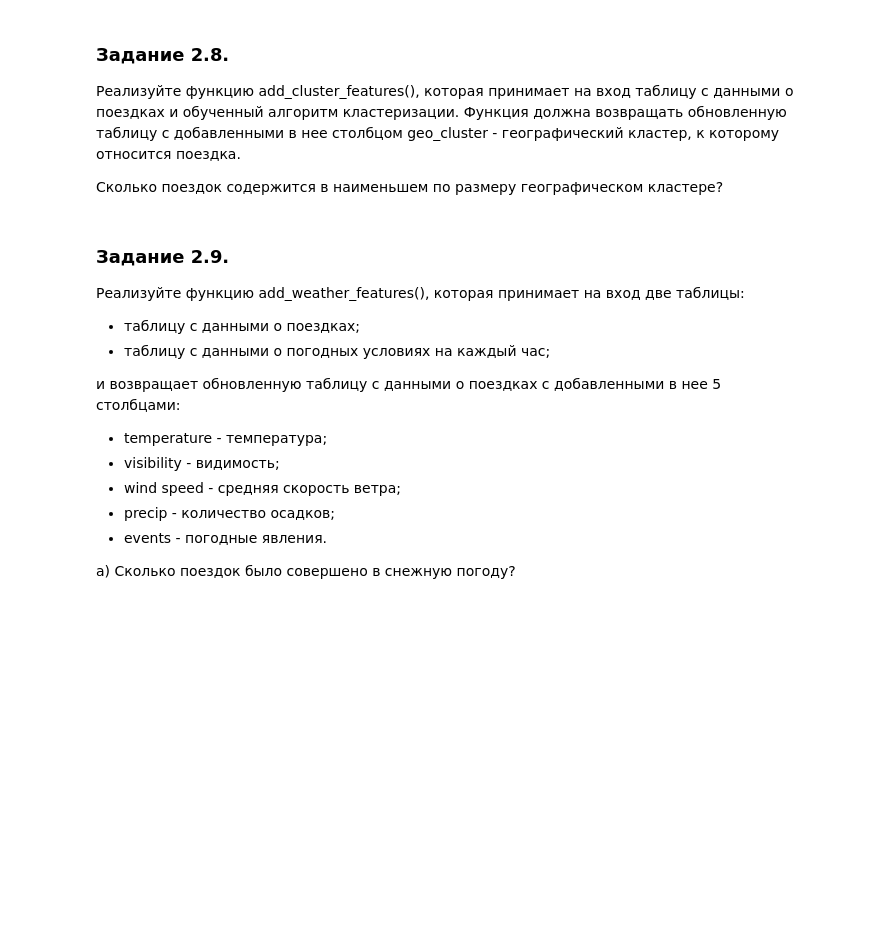
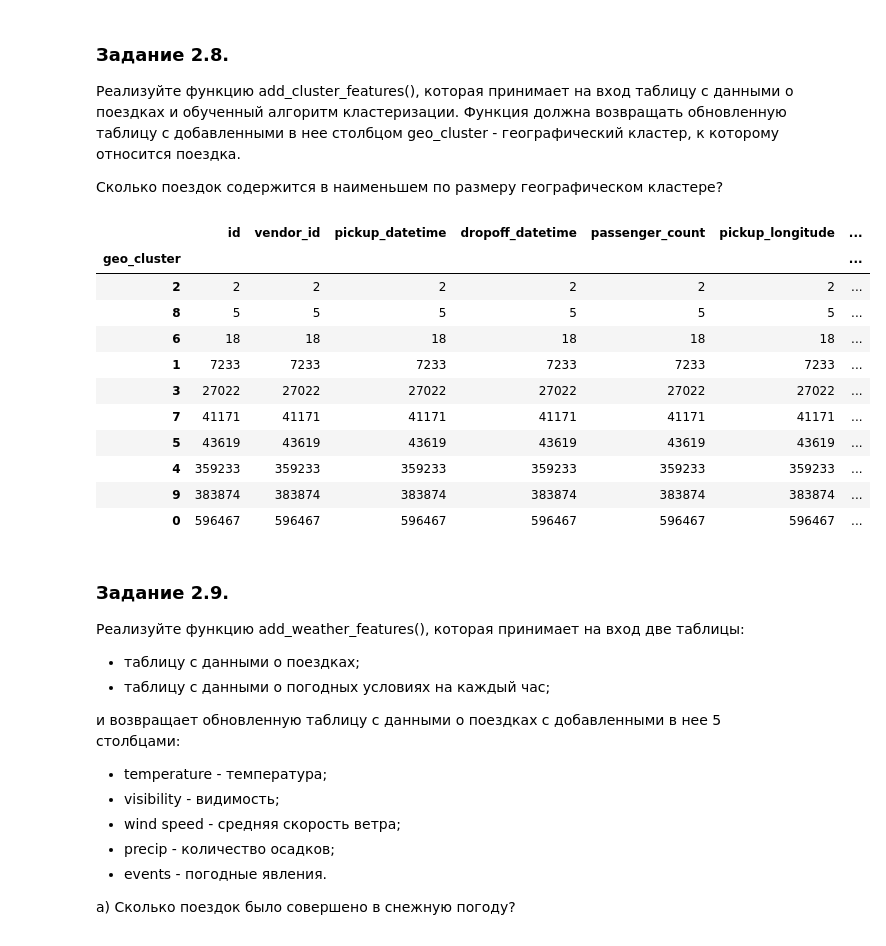
Before and after one commit to AiratFF-DE-DS/Data-Science-Project-5, a Jupyter notebook: Data Science - Project 5.ipynb, the cells around one changed output. Saved outputs shown, nothing was run; the diff lists cells and outputs as text; code cells hidden in the pictures; blank space fills up the shorter version.

```diff
--- a/Data Science - Project 5.ipynb
+++ b/Data Science - Project 5.ipynb
@@ -215,0 +213,18 @@ osrm_data = pd.read_csv('data/osrm_data_train.csv')
+# %%
+osrm_data = pd.read_csv('osrm_data_train.csv')
+
+def add_osrm_features(df_driving:pd.DataFrame, df_osrm:pd.DataFrame) -> pd.DataFrame:
+
+    df_driving = df_driving.merge(right=df_osrm[['id', 'total_distance', 'total_travel_time', 'number_of_steps']],
+                     on='id',
+                     how='left',
+                     ).copy()
+
+    return df_driving
+
+
+taxi_data = add_osrm_features(taxi_data, osrm_data).copy()
+
+print(f'The difference between median value of actual duration and estimated is :\
+    {taxi_data["trip_duration"].median() - taxi_data["total_travel_time"].median():.0f}')
+taxi_data.isna().sum()
@@ -246,0 +281,8 @@ def get_angle_direction(lat1, lng1, lat2, lng2):
+# %%
+taxi_data['haversine_distance'] = taxi_data[['pickup_longitude',	'pickup_latitude',	'dropoff_longitude', 'dropoff_latitude']]\
+    .apply(lambda x: get_haversine_distance(x[1], x[0], x[3], x[2]), axis=1)
+
+taxi_data['direction'] = taxi_data[['pickup_longitude',	'pickup_latitude',	'dropoff_longitude', 'dropoff_latitude']]\
+    .apply(lambda x: get_angle_direction(x[1], x[0], x[3], x[2]), axis=1)
+
+print(f'The median value of haversine distance : {taxi_data["haversine_distance"].median():.2f}')
@@ -252,12 +296,35 @@ def get_angle_direction(lat1, lng1, lat2, lng2):
 # %%
 # создаем обучающую выборку из географических координат всех точек
 coords = np.hstack((taxi_data[['pickup_latitude', 'pickup_longitude']],
                     taxi_data[['dropoff_latitude', 'dropoff_longitude']]))
 # обучаем алгоритм кластеризации
 kmeans = cluster.KMeans(n_clusters=10, random_state=42)
 kmeans.fit(coords)
 
-# ваш код здесь
+def add_cluster_features(df_driving: pd.DataFrame, algo) -> pd.DataFrame:
+
+    df_driving['geo_cluster'] = kmeans.predict(
+        df_driving[['pickup_latitude', 'pickup_longitude', 'dropoff_latitude', 'dropoff_longitude']]
+        )
+
+    return df_driving
+
+taxi_data = add_cluster_features(taxi_data, algo=kmeans).copy()
+
+display(taxi_data.groupby(by='geo_cluster').count().sort_values(by='id'))
+# %% [output]
+|  | id | vendor_id | pickup_datetime | dropoff_datetime | passenger_count | pickup_longitude | ... |
+| geo_cluster |  |  |  |  |  |  | ... |
+| 2 | 2 | 2 | 2 | 2 | 2 | 2 | ... |
+| 8 | 5 | 5 | 5 | 5 | 5 | 5 | ... |
+| 6 | 18 | 18 | 18 | 18 | 18 | 18 | ... |
+| 1 | 7233 | 7233 | 7233 | 7233 | 7233 | 7233 | ... |
+| 3 | 27022 | 27022 | 27022 | 27022 | 27022 | 27022 | ... |
+| 7 | 41171 | 41171 | 41171 | 41171 | 41171 | 41171 | ... |
+| 5 | 43619 | 43619 | 43619 | 43619 | 43619 | 43619 | ... |
+| 4 | 359233 | 359233 | 359233 | 359233 | 359233 | 359233 | ... |
+| 9 | 383874 | 383874 | 383874 | 383874 | 383874 | 383874 | ... |
+| 0 | 596467 | 596467 | 596467 | 596467 | 596467 | 596467 | ... |
 # %% [markdown]
 ### Задание 2.9.
 Реализуйте функцию add_weather_features(), которая принимает на вход две таблицы:
```
Also changed, not shown: parts of 15 cells of this notebook.
